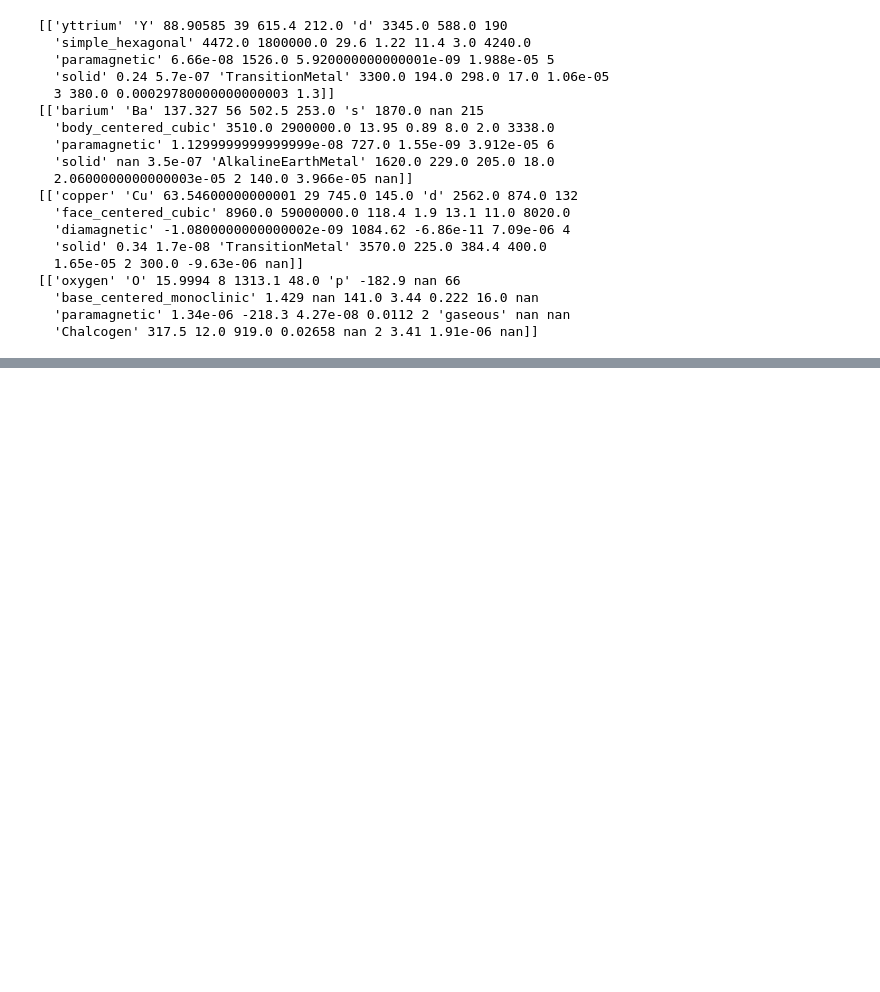
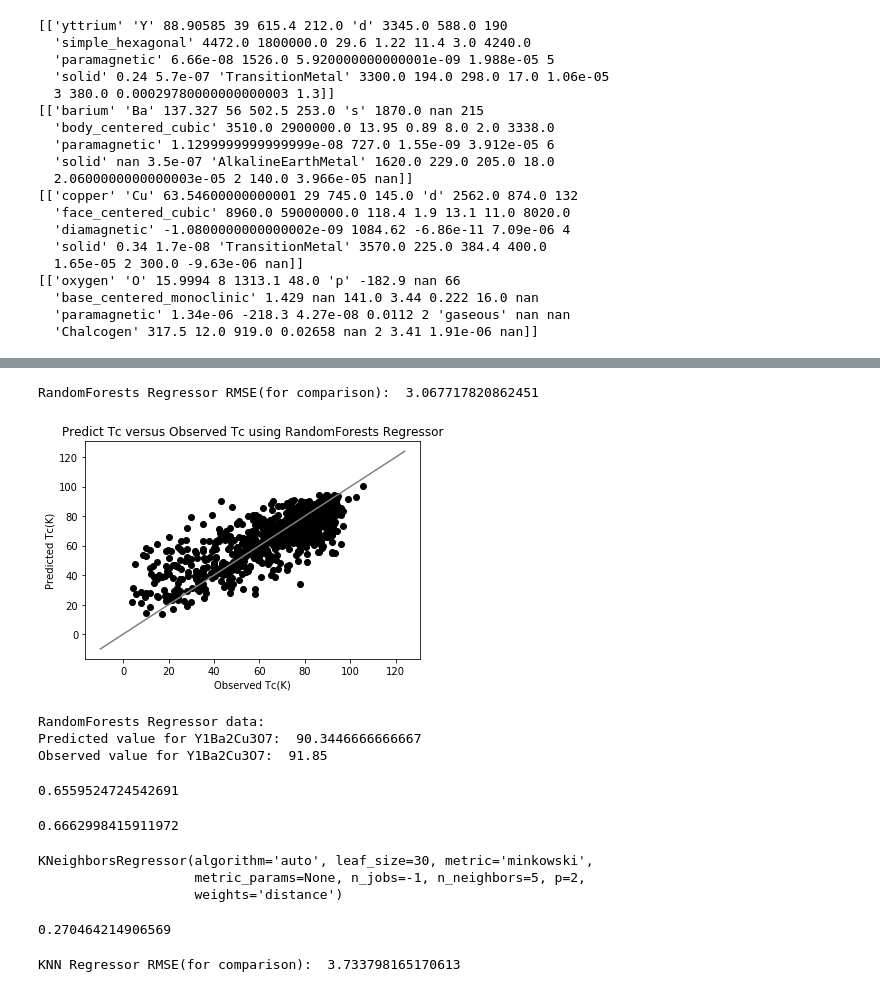
Before and after one commit to FLira2000/supercon, a Jupyter notebook: target.ipynb, the cells around one changed output, grey strips where cells are left out. Saved outputs shown, nothing was run; the diff lists cells and outputs as text; code cells hidden in the pictures; blank space fills up the shorter version.

```diff
--- a/target.ipynb
+++ b/target.ipynb
@@ -205,0 +160,4 @@ for element in elementList[0]:
+# %%
+forestModel = RandomForestRegressor(n_estimators=60)
+# %%
+forestModel.fit(train_X, train_y)
@@ -205,0 +172,44 @@ for element in elementList[0]:
+# %%
+avg_forest = 0
+predictions_forest = 0
+for i in range(1, 26):
+    predictions_forest = forestModel.predict(test_X) # testando a predição da random forest
+    avg_forest += sqrt(mean_absolute_error(predictions_forest, test_y))
+# %%
+print('RandomForests Regressor RMSE(for comparison): ', str(avg_forest/25))
+# %% [output]
+RandomForests Regressor RMSE(for comparison):  3.067717820862451
+# %%
+plt.title("Predict Tc versus Observed Tc using RandomForests Regressor")
+plt.plot(test_y, predictions_forest, "o", color="black")
+plt.plot(range(-10, 125), range(-10, 125), color = 'gray')
+plt.xlabel("Observed Tc(K)")
+plt.ylabel("Predicted Tc(K)")
+#plt.show -> plt.savefig
+plt.show()
+# %% [output]
+[figure, added]
+# %%
+ybaco7 = df.loc[df['Unnamed: 0'] == 29]
+ybaco7 = ybaco7.drop(['material'], axis=1)
+observedValue = np.array(ybaco7['critical_temp'])
+ybaco7 = ybaco7.drop(['critical_temp'], axis=1)
+
+ybaco7 = ybaco7.drop(['Unnamed: 0'], axis = 1).drop(['Unnamed: 0.1'], axis = 1).select_dtypes(exclude=['object'])
+
+ybaco7 = np.array(ybaco7)
+print("RandomForests Regressor data: ")
+print("Predicted value for Y1Ba2Cu3O7: ", forestModel.predict(ybaco7)[0])
+print("Observed value for Y1Ba2Cu3O7: ", observedValue[0])
+# %% [output]
+RandomForests Regressor data:
+Predicted value for Y1Ba2Cu3O7:  90.3446666666667
+Observed value for Y1Ba2Cu3O7:  91.85
+# %%
+model.score(test_X, test_y)
+# %% [output]
+0.6559524724542691
+# %%
+forestModel.score(test_X, test_y)
+# %% [output]
+0.6662998415911972
@@ -205,0 +220,10 @@ for element in elementList[0]:
+# %%
+knnModel.fit(train_X, train_y)
+# %% [output]
+KNeighborsRegressor(algorithm='auto', leaf_size=30, metric='minkowski',
+                    metric_params=None, n_jobs=-1, n_neighbors=5, p=2,
+                    weights='distance')
+# %%
+knnModel.score(test_X, test_y)
+# %% [output]
+0.270464214906569
@@ -205,0 +236,4 @@ for element in elementList[0]:
+# %%
+print('KNN Regressor RMSE(for comparison): ', str(avg_knn/25))
+# %% [output]
+KNN Regressor RMSE(for comparison):  3.733798165170613
```
Also changed, not shown: parts of 31 cells of this notebook.
